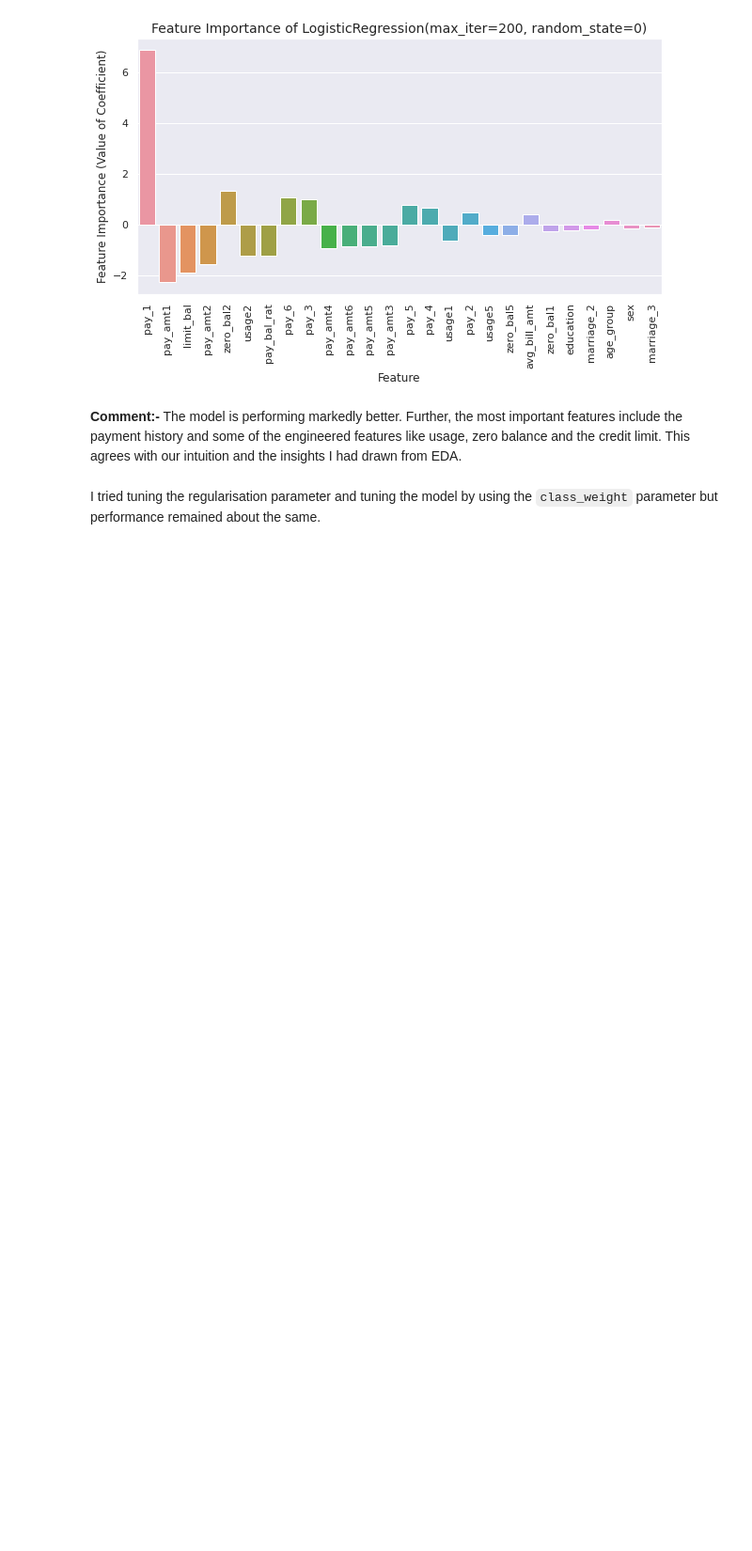
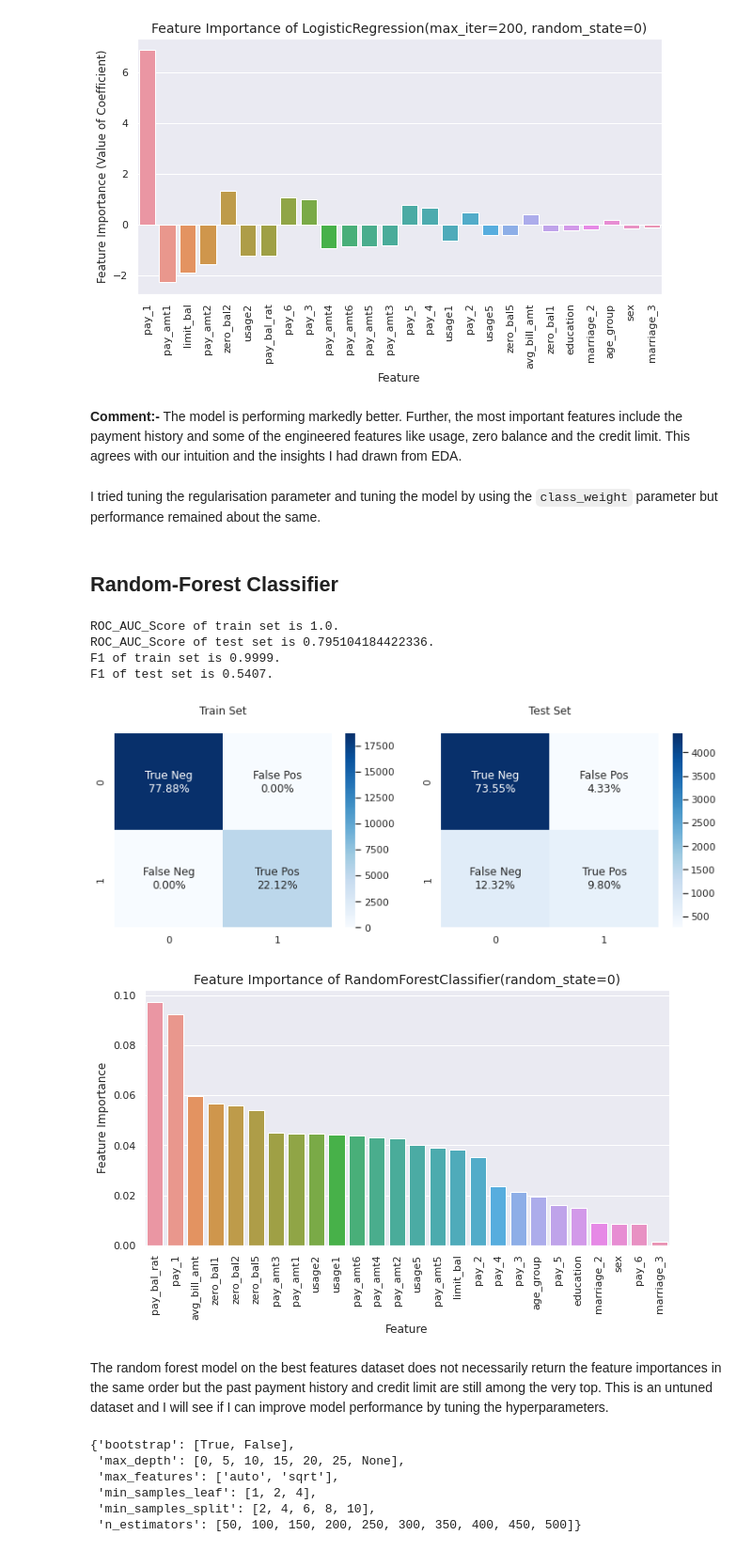
Before and after one commit to Aniket-Satpute/Credit-Card-Default-Prediction, a Jupyter notebook: Credit_Card_Default_Prediction_aniket.ipynb, the cells around one changed output. Shown at 94% size. Cells and saved outputs as stored; diff of their text form; code cells hidden in the pictures; blank space fills up the shorter version.

```diff
--- a/Credit_Card_Default_Prediction_aniket.ipynb
+++ b/Credit_Card_Default_Prediction_aniket.ipynb
@@ -990,3 +990,19 @@ model = pd.DataFrame(
 model_results = model_results.append(model, ignore_index=True)
 # %% [markdown]
 I tried tuning the regularisation parameter and tuning the model by using the `class_weight` parameter but performance remained about the same.
+# %% [markdown]
+<a id='rf'></a>
+## Random-Forest Classifier<br>
+# %%
+rf_model = RandomForestClassifier(random_state=0)
+
+acc, prec, rec, f1, auc = get_model_results(X3_sc_train_rs1, X3_sc_test, y3_sc_train_rs1, y_test, rf_model, feat_imp=True)
+# %% [output]
+ROC_AUC_Score of train set is 1.0.
+ROC_AUC_Score of test set is 0.795104184422336.
+F1 of train set is 0.9999.
+F1 of test set is 0.5407.
+[figure, added]
+[figure, added]
+# %% [markdown]
+The random forest model on the best features dataset does not necessarily return the feature importances in the same order but the past payment history and credit limit are still among the very top. This is an untuned dataset and I will see if I can improve model performance by tuning the hyperparameters.
@@ -992,0 +1017,37 @@ I tried tuning the regularisation parameter and tuning the model by using the `c
+# %%
+# Setting up a parameter grid for hyperparameter tuning
+
+# Number of trees in random forest
+n_estimators = [int(x) for x in np.linspace(start = 50, stop = 500, num = 10)]
+
+# Number of features to consider at every split
+max_features = ['auto', 'sqrt']
+
+# Maximum number of levels in tree
+max_depth = [int(x) for x in np.linspace(0, 25, num = 6)]
+max_depth.append(None)
+
+# Minimum number of samples required to split a node
+min_samples_split = [2, 4, 6, 8, 10]
+
+# Minimum number of samples required at each leaf node
+min_samples_leaf = [1, 2, 4]
+
+# Method of selecting samples for training each tree
+bootstrap = [True, False]
+
+# Create the random grid
+random_grid = {'n_estimators': n_estimators,
+               'max_features': max_features,
+               'max_depth': max_depth,
+               'min_samples_split': min_samples_split,
+               'min_samples_leaf': min_samples_leaf,
+               'bootstrap': bootstrap}
+pprint(random_grid)
+# %% [output]
+{'bootstrap': [True, False],
+ 'max_depth': [0, 5, 10, 15, 20, 25, None],
+ 'max_features': ['auto', 'sqrt'],
+ 'min_samples_leaf': [1, 2, 4],
+ 'min_samples_split': [2, 4, 6, 8, 10],
+ 'n_estimators': [50, 100, 150, 200, 250, 300, 350, 400, 450, 500]}
```
Also changed, not shown: parts of 13 cells of this notebook.
